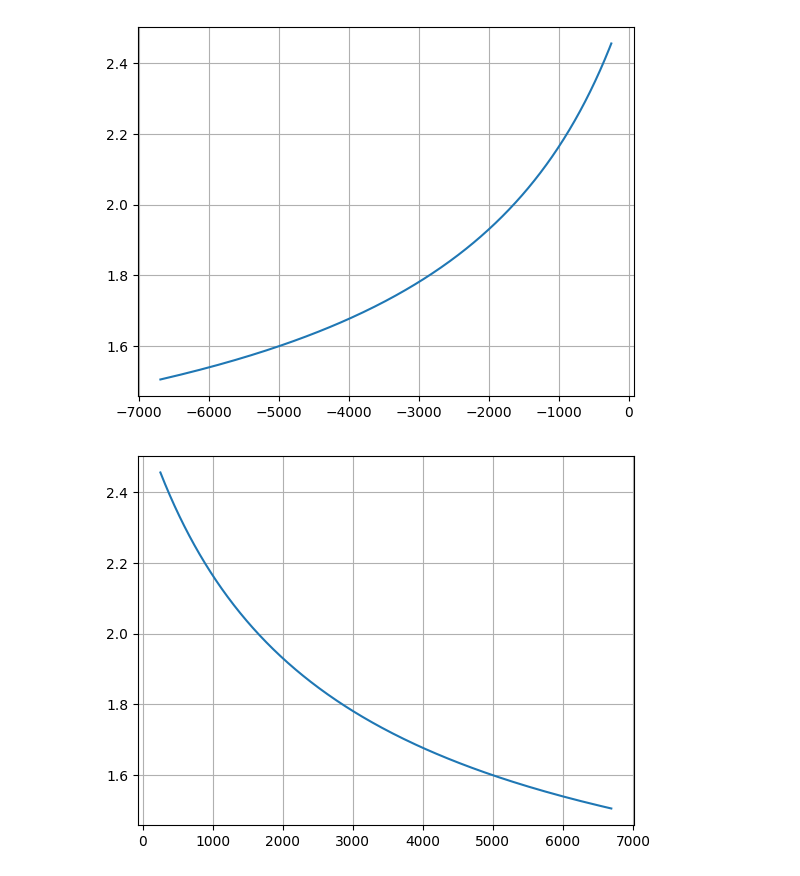
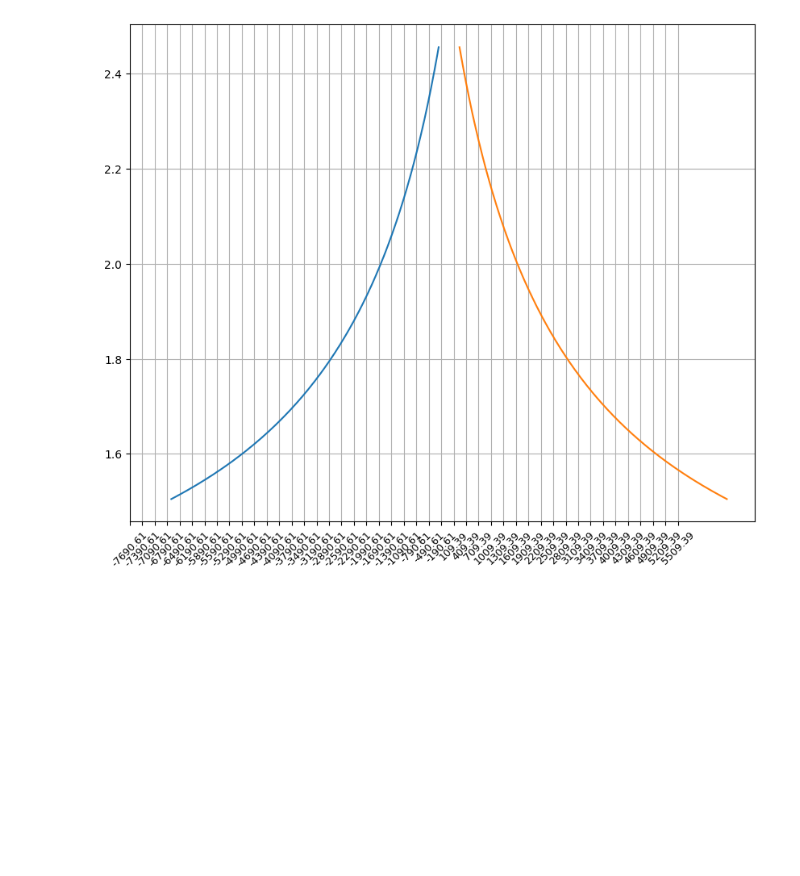
Before and after one commit to alexfum75/Apollo_13, a Jupyter notebook: MoonFlyby.ipynb, the cells around one changed output. Saved outputs shown, nothing was run; the diff lists cells and outputs as text; code cells hidden in the pictures; blank space fills up the shorter version.

```diff
--- a/MoonFlyby.ipynb
+++ b/MoonFlyby.ipynb
@@ -433,31 +408,23 @@ Semi-major axis hyperbola: -4457.194 km Radius Moon: 1737.400 km
 # %%
 
+import matplotlib.pyplot as plt2
+xs_list = list(k_x)
 
-import matplotlib.pyplot as plt2
-xs_list = list(xs)
-ys_list = list(ys)
-
-xs_list_n = []
-for i in range(0, len(xs_list)):
-    if xs_list[i] < 0:
-        xs_list_n.append(-(xs_list[i]  + R_MOON))
-    else:
-        xs_list_n.append( xs_list[i]  - R_MOON)
-
-
-index=500
-
+index=int(len(xs_list)/2)
 a = np. array(xs_list[0:index])
 a = [-element for element in xs_list[0:index]]
 
+ax = fig.add_subplot(211)
+fig_, ax = plt_3d_stack.subplots(figsize=(10, 8))
 plt2.plot(a, orb.velocity[0:index])
+a = np. array(xs_list[index:len(k_x)])
+plt2.plot(a, orb.velocity[index:len(k_x)])
+
+listOf_Xticks = np.arange(-round(max(k_x) + 1000, 2), round(max(k_x), 2) - 1000, step = 300)
+listOf_Xticks = np.round(listOf_Xticks, 3)
+plt_velocity.xticks(listOf_Xticks, listOf_Xticks, fontsize='9', rotation=45)
+
 plt2.grid(True)
 plt2.show()
-
-a = np. array(xs_list[index:1000])
-plt2.plot(a, orb.velocity[index:1000])
-plt2.grid(True)
-plt2.show()
 # %% [output]
-[figure, old version]
+[figure, new version]
-[figure, removed]
```
Also changed, not shown: parts of 3 cells of this notebook.
